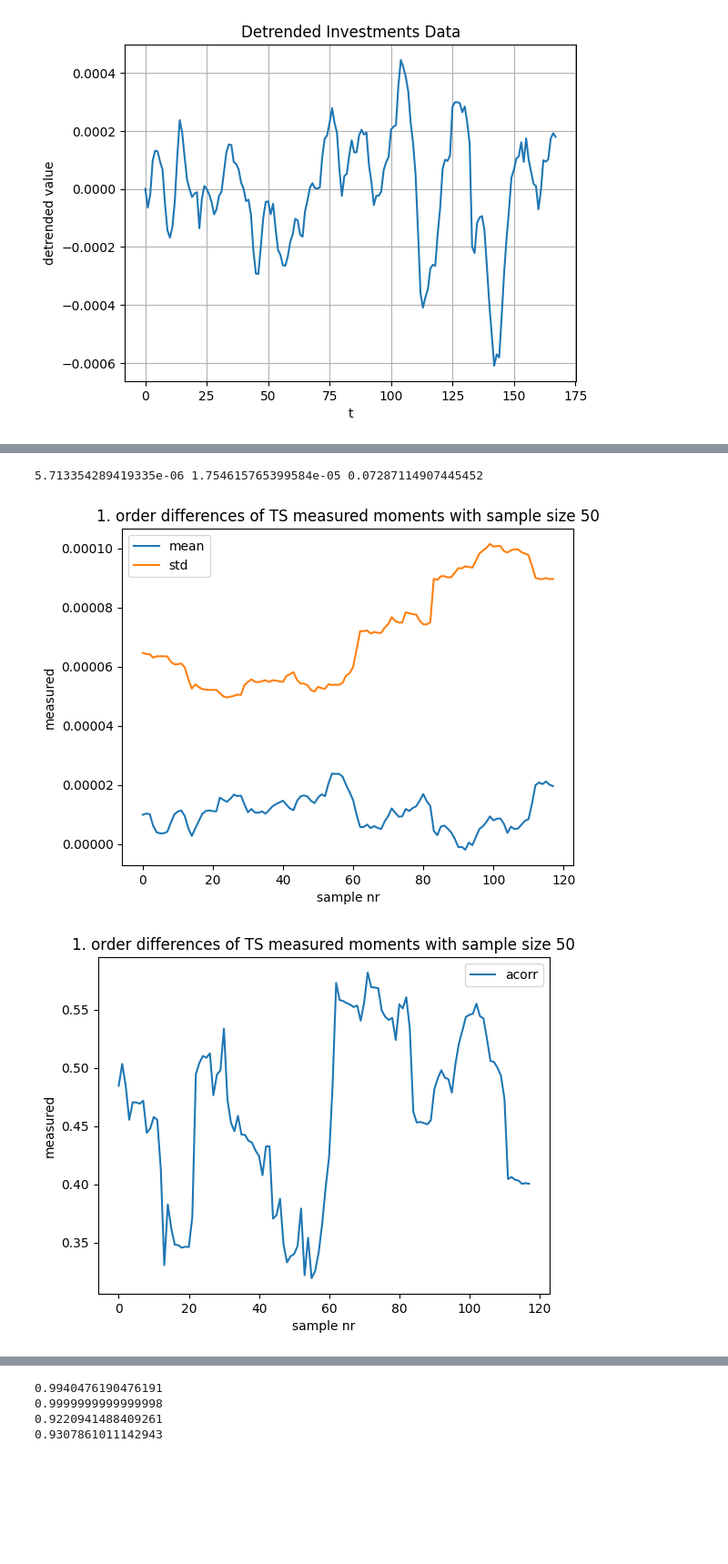
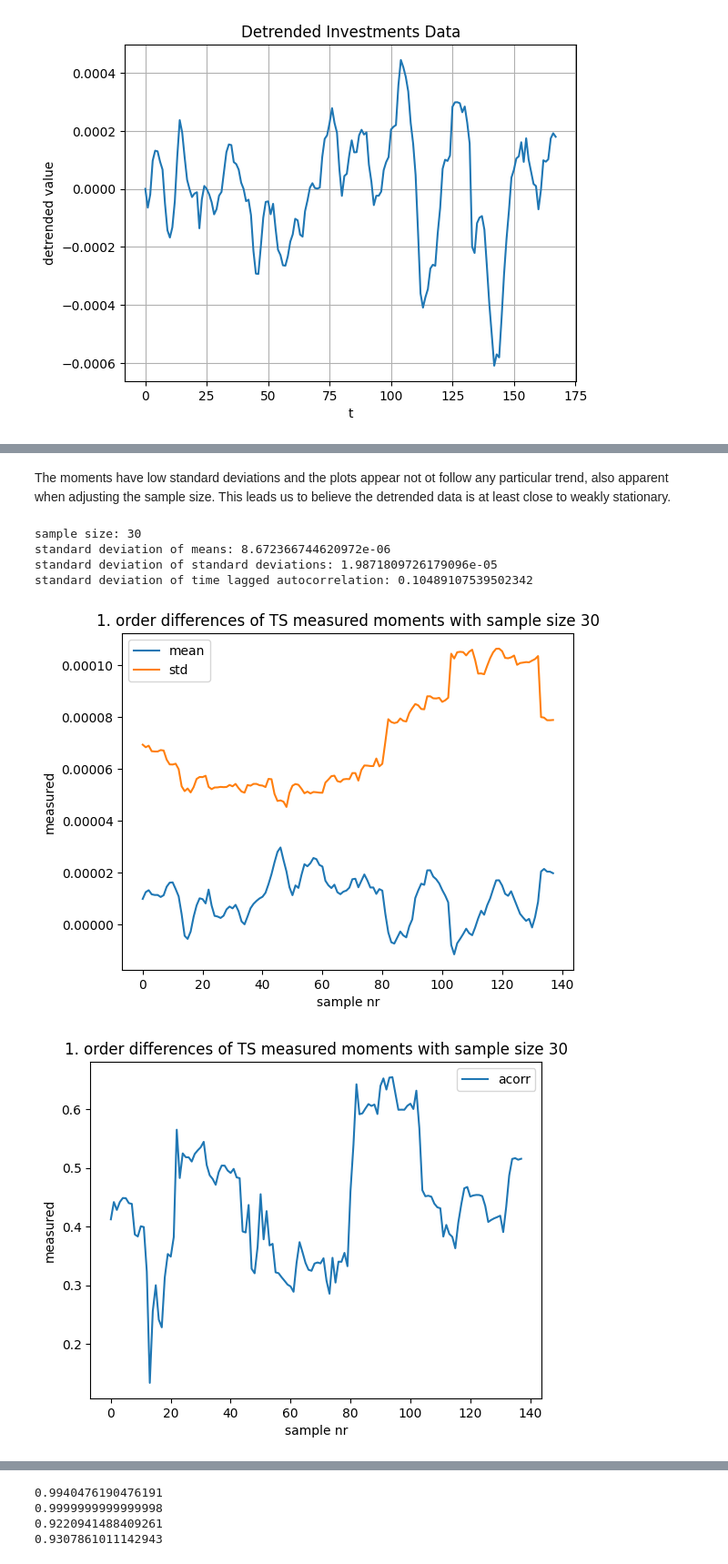
Before and after one commit to Sam-RvandV/TSM_SS2025, a Jupyter notebook: exercises/ex1/Rouppe-Sange-sheet01.ipynb, the cells around one changed output, grey strips where cells are left out. Shown at 91% size. Cells and saved outputs as stored; diff of their text form; code cells hidden in the pictures; blank space fills up the shorter version.

```diff
--- a/exercises/ex1/Rouppe-Sange-sheet01.ipynb
+++ b/exercises/ex1/Rouppe-Sange-sheet01.ipynb
@@ -333,32 +360,39 @@ plt.show()
 [figure]
 [figure]
+# %% [markdown]
+The moments have low standard deviations and the plots appear not ot follow any particular trend, also apparent when adjusting the sample size. This leads us to believe the detrended data is at least close to weakly stationary.
 # %%
-windowsize = 50
+windowsize = 30
 
 lag = 1
 first_diff = TS[lag:]-TS[:-lag]
 
 mean_std,  std_std, acorr_std, means, stds, acorrs = Stationarity(first_diff,windowsize)
 
-print(mean_std, std_std, acorr_std)
-
+print(f'sample size: {windowsize}')
+print(f'standard deviation of means: {mean_std}')
+print(f'standard deviation of standard deviations: {std_std}')
+print(f'standard deviation of time lagged autocorrelation: {acorr_std}')
 
 plt.plot(means,label='mean')
 plt.plot(stds,label='std')
 plt.ylabel('measured')
 plt.xlabel('sample nr')
 plt.title(f"1. order differences of TS measured moments with sample size {windowsize}")
 plt.legend()
 plt.show()
 
 plt.plot(acorrs,label='acorr')
 plt.ylabel('measured')
 plt.xlabel('sample nr')
 plt.title(f"1. order differences of TS measured moments with sample size {windowsize}")
 plt.legend()
 plt.show()
 # %% [output]
-5.713354289419335e-06 1.754615765399584e-05 0.07287114907445452
+sample size: 30
+standard deviation of means: 8.672366744620972e-06
+standard deviation of standard deviations: 1.9871809726179096e-05
+standard deviation of time lagged autocorrelation: 0.10489107539502342
-[figure, old version]
+[figure, new version]
-[figure, old version]
+[figure, new version]
 # %%
```
Also changed, not shown: parts of 12 cells of this notebook.
